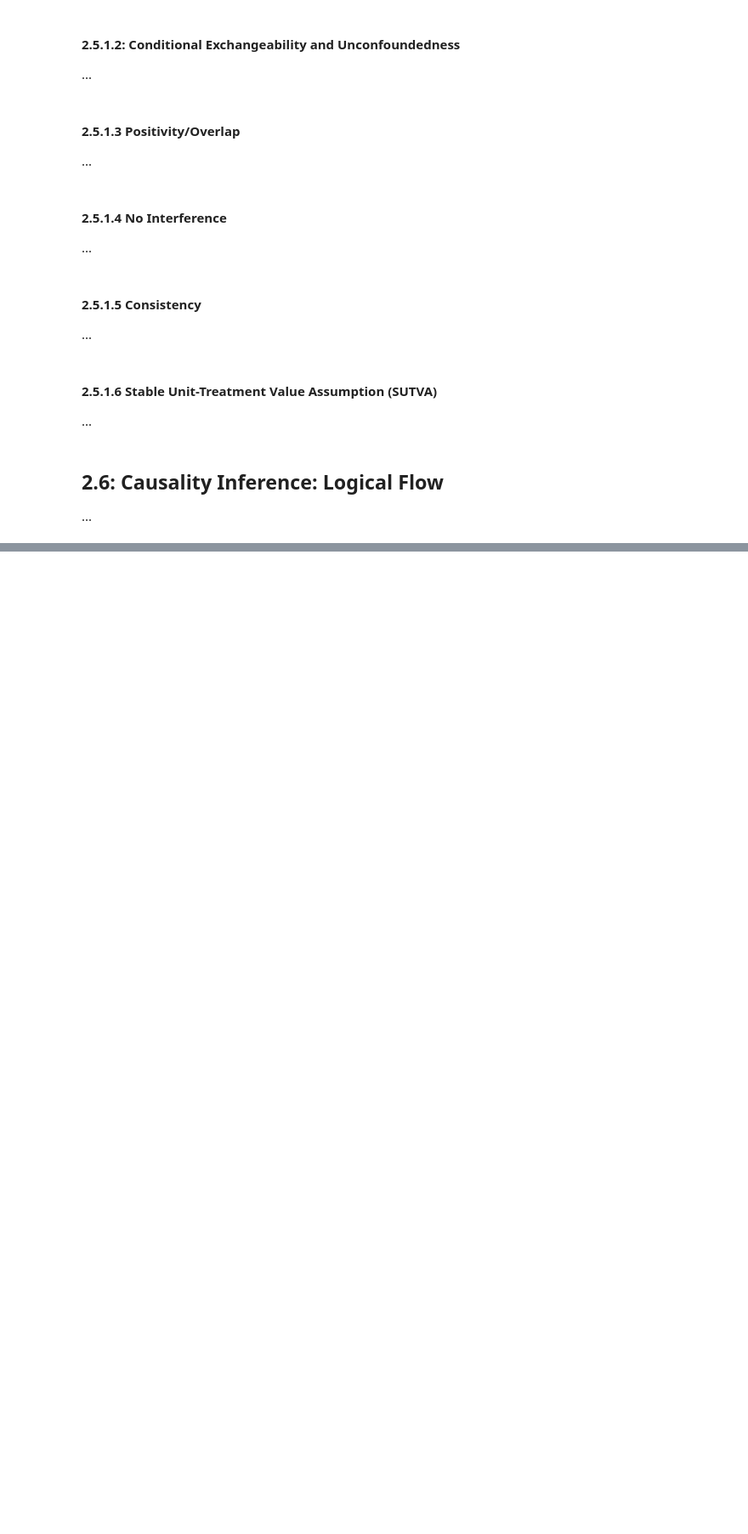
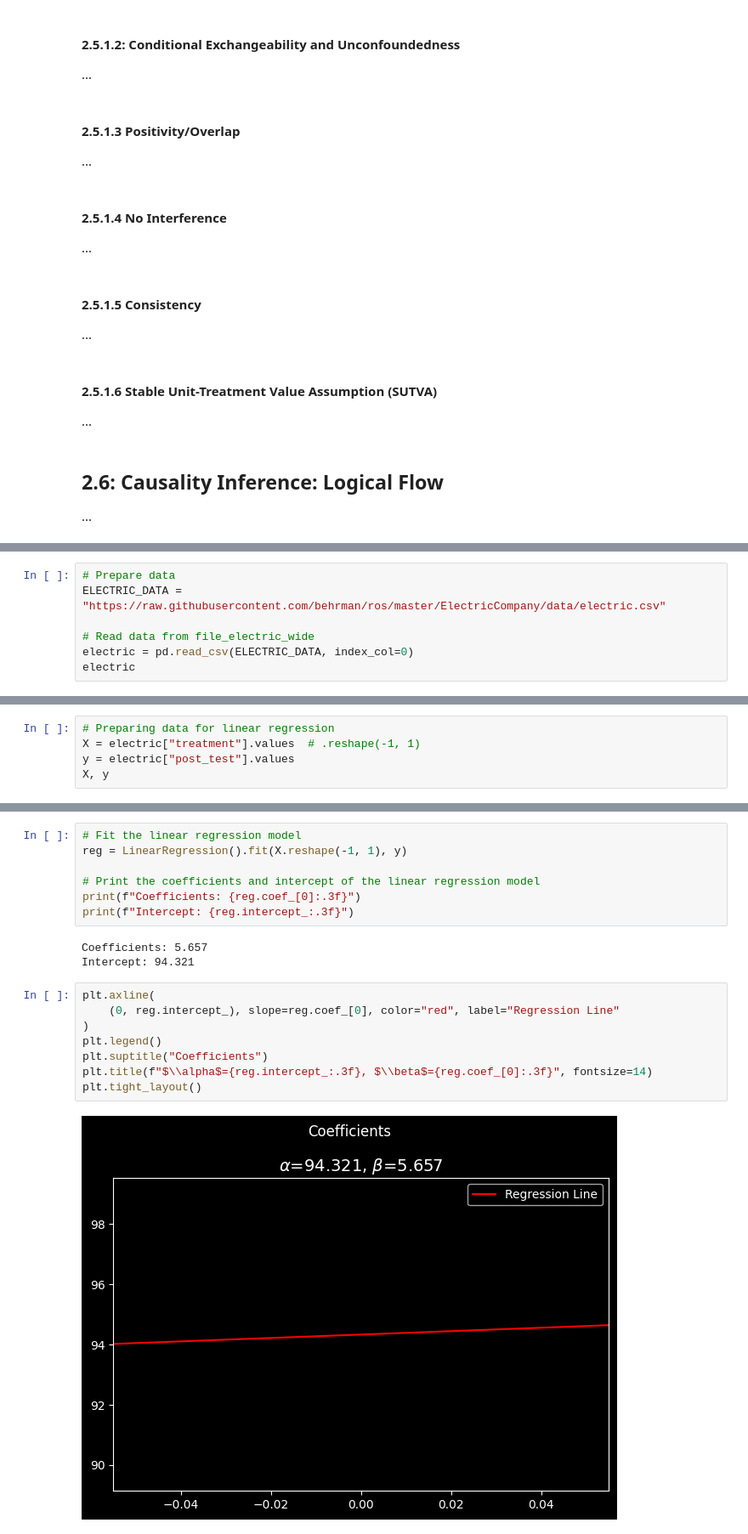
Before and after one commit to stefano-bragaglia/applied-causal-inference, a Jupyter notebook: src/notebooks/02_theory_and_basic_concepts.ipynb, the cells around one changed output, grey strips where cells are left out. Shown at 85% size. Saved outputs shown, nothing was run; the diff lists cells and outputs as text; blank space fills up the shorter version.

```diff
--- a/src/notebooks/02_theory_and_basic_concepts.ipynb
+++ b/src/notebooks/02_theory_and_basic_concepts.ipynb
@@ -294,0 +318,7 @@ It aims to develop causal reasoning skills and offers practice in basic inferenc
+# %%
+# Prepare data
+ELECTRIC_DATA = "https://raw.githubusercontent.com/behrman/ros/master/ElectricCompany/data/electric.csv"
+
+# Read data from file_electric_wide
+electric = pd.read_csv(ELECTRIC_DATA, index_col=0)
+electric
@@ -294,0 +339,5 @@ It aims to develop causal reasoning skills and offers practice in basic inferenc
+# %%
+# Preparing data for linear regression
+X = electric["treatment"].values  # .reshape(-1, 1)
+y = electric["post_test"].values
+X, y
@@ -294,0 +362,20 @@ It aims to develop causal reasoning skills and offers practice in basic inferenc
+# %%
+# Fit the linear regression model
+reg = LinearRegression().fit(X.reshape(-1, 1), y)
+
+# Print the coefficients and intercept of the linear regression model
+print(f"Coefficients: {reg.coef_[0]:.3f}")
+print(f"Intercept: {reg.intercept_:.3f}")
+# %% [output]
+Coefficients: 5.657
+Intercept: 94.321
+# %%
+plt.axline(
+    (0, reg.intercept_), slope=reg.coef_[0], color="red", label="Regression Line"
+)
+plt.legend()
+plt.suptitle("Coefficients")
+plt.title(f"$\\alpha$={reg.intercept_:.3f}, $\\beta$={reg.coef_[0]:.3f}", fontsize=14)
+plt.tight_layout()
+# %% [output]
+[figure, added]
```
Also changed, not shown: parts of 13 cells of this notebook, 1 other file.
